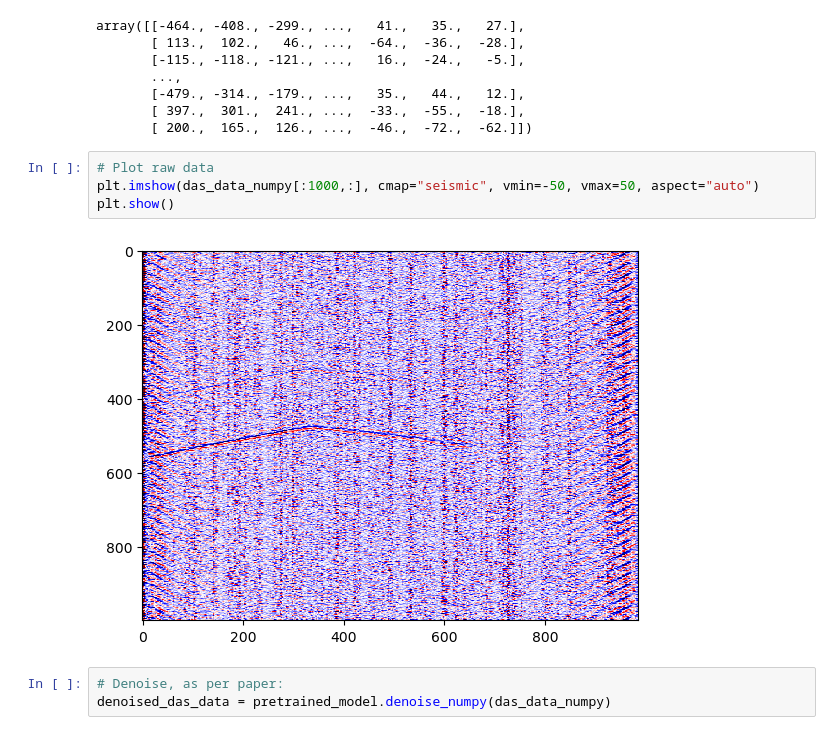
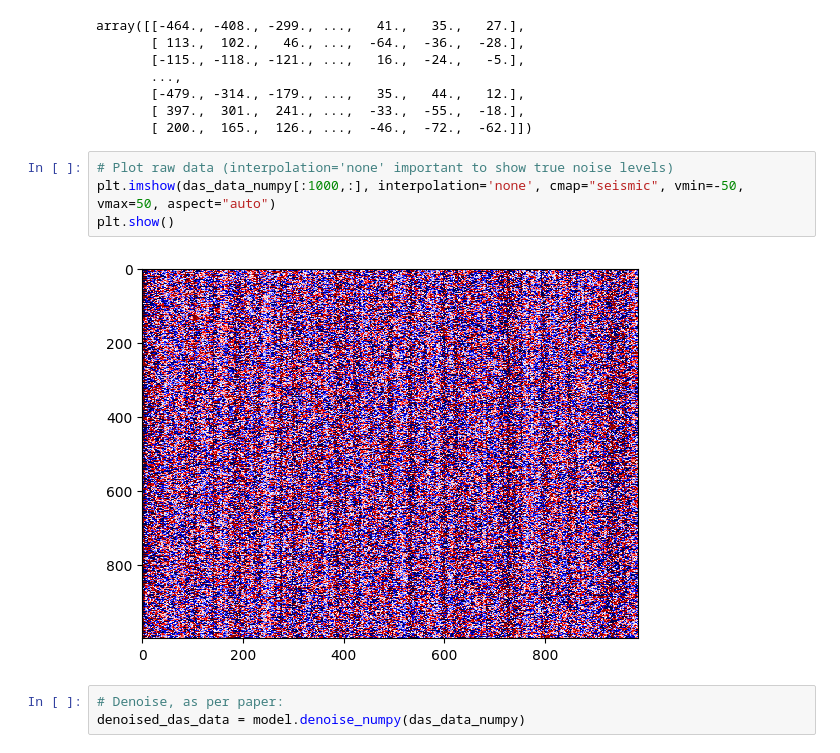
Before and after one commit to sachalapins/DAS-N2N-torch, a Jupyter notebook: dasn2n_torch.ipynb, the cells around one changed output. Cells and saved outputs as stored; diff of their text form.

```diff
--- a/dasn2n_torch.ipynb
+++ b/dasn2n_torch.ipynb
@@ -44,13 +33,13 @@ array([[-464., -408., -299., ...,   41.,   35.,   27.],
        [ 397.,  301.,  241., ...,  -33.,  -55.,  -18.],
        [ 200.,  165.,  126., ...,  -46.,  -72.,  -62.]])
 # %%
-# Plot raw data
-plt.imshow(das_data_numpy[:1000,:], cmap="seismic", vmin=-50, vmax=50, aspect="auto")
+# Plot raw data (interpolation='none' important to show true noise levels)
+plt.imshow(das_data_numpy[:1000,:], interpolation='none', cmap="seismic", vmin=-50, vmax=50, aspect="auto")
 plt.show()
 # %% [output]
-[figure, old version]
+[figure, new version]
 # %%
 # Denoise, as per paper:
-denoised_das_data = pretrained_model.denoise_numpy(das_data_numpy)
+denoised_das_data = model.denoise_numpy(das_data_numpy)
 # %%
 # Plot denoised data
```
Also changed, not shown: parts of 13 cells of this notebook.
